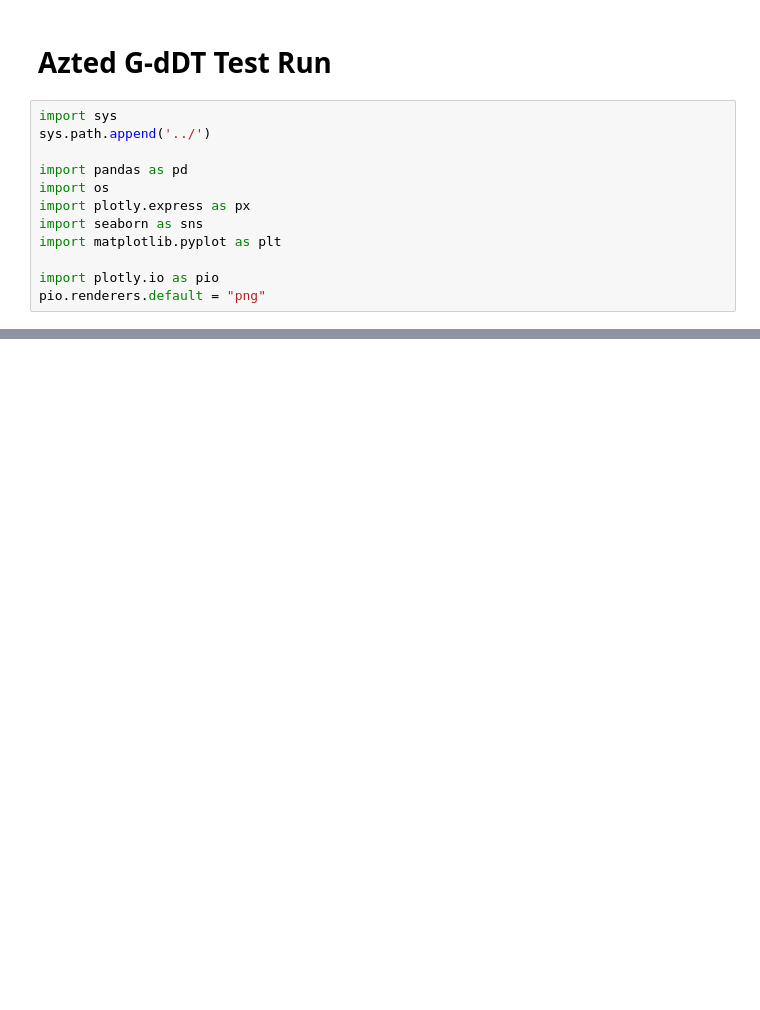
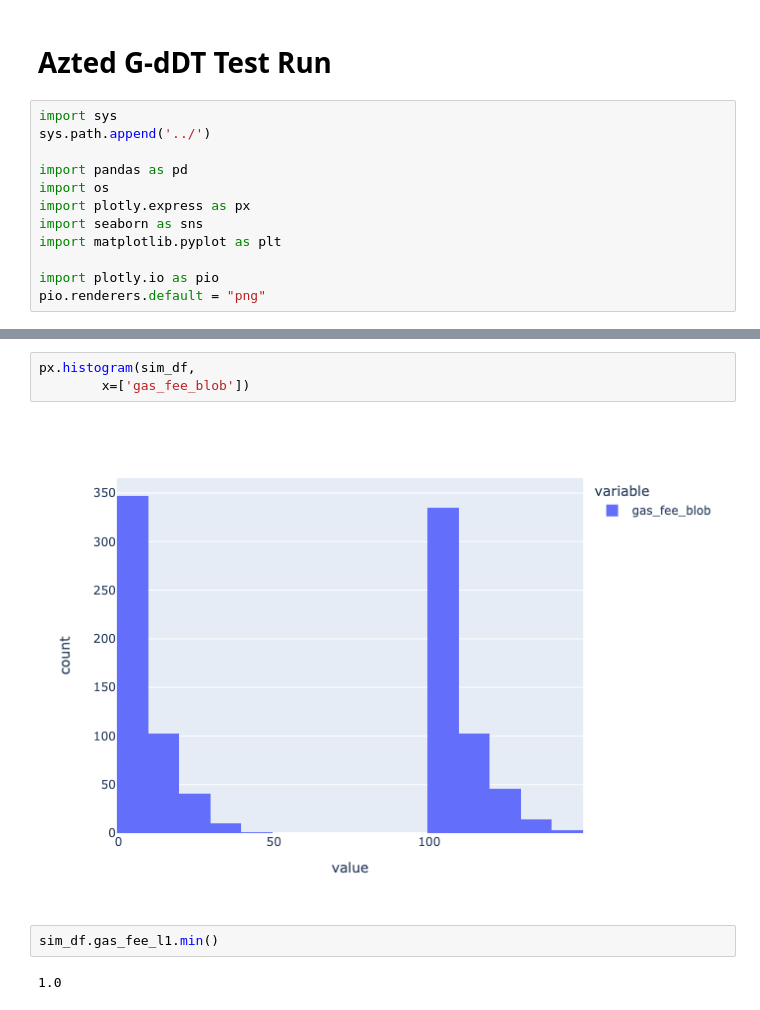
Before and after one commit to BlockScience/aztec-gddt, a Jupyter notebook: notebooks/test_run.ipynb, the cells around one changed output, grey strips where cells are left out. Drawn from its saved outputs; the diff is of its cells as text; blank space fills up the shorter version.

```diff
--- a/notebooks/test_run.ipynb
+++ b/notebooks/test_run.ipynb
@@ -84,0 +162,9 @@ px.line(sim_df,
+# %%
+px.histogram(sim_df,
+        x=['gas_fee_blob'])
+# %% [output]
+[figure, added]
+# %%
+sim_df.gas_fee_l1.min()
+# %% [output]
+1.0
```
Also changed, not shown: parts of 12 cells of this notebook, 2 other files.
